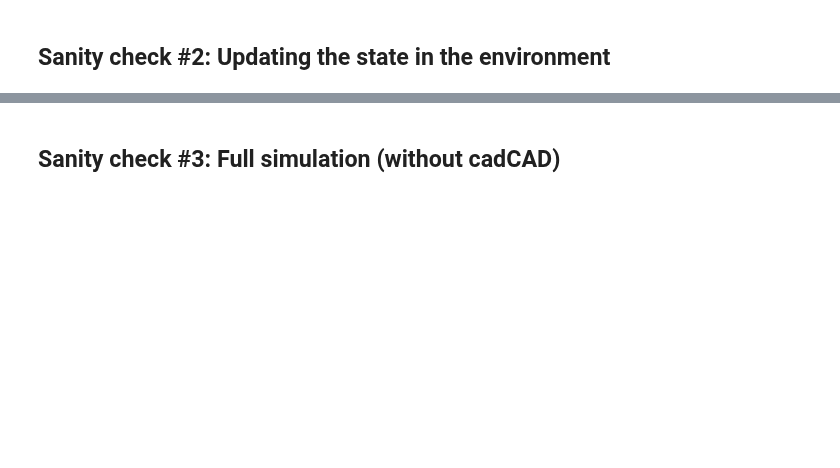
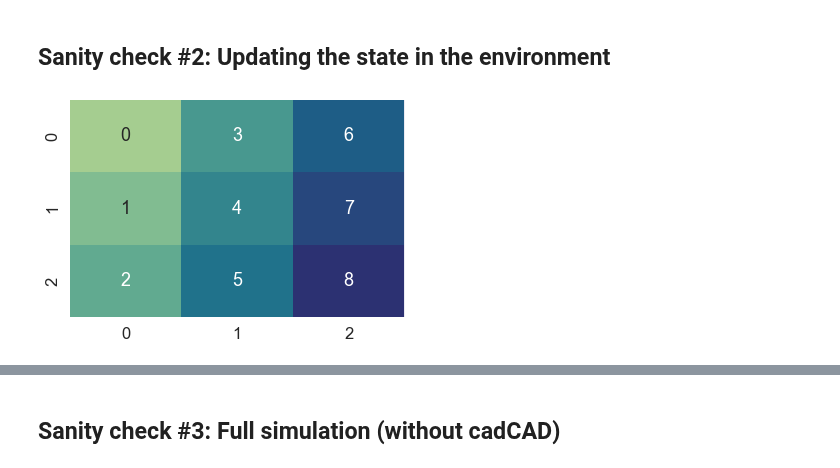
Before and after one commit to ActiveInferenceInstitute/ActiveBlockference, a Jupyter notebook: notebooks/simple_gridworld/two_multi_agent.ipynb, the cells around one changed output, grey strips where cells are left out. Drawn from its saved outputs; the diff is of its cells as text; code cells hidden in the pictures; blank space fills up the shorter version.

```diff
--- a/notebooks/simple_gridworld/two_multi_agent.ipynb
+++ b/notebooks/simple_gridworld/two_multi_agent.ipynb
@@ -428,5 +642,9 @@ word_actions
 # %% [markdown]
 ## Sanity check #2: Updating the state in the environment
+# %%
+plot_grid(grid_locations)
+# %% [output]
+[figure, added]
 # %%
 new_obs = env.step(actions); new_obs
 # %% [output]
```
Also changed, not shown: parts of 19 cells of this notebook, 2 other files.
